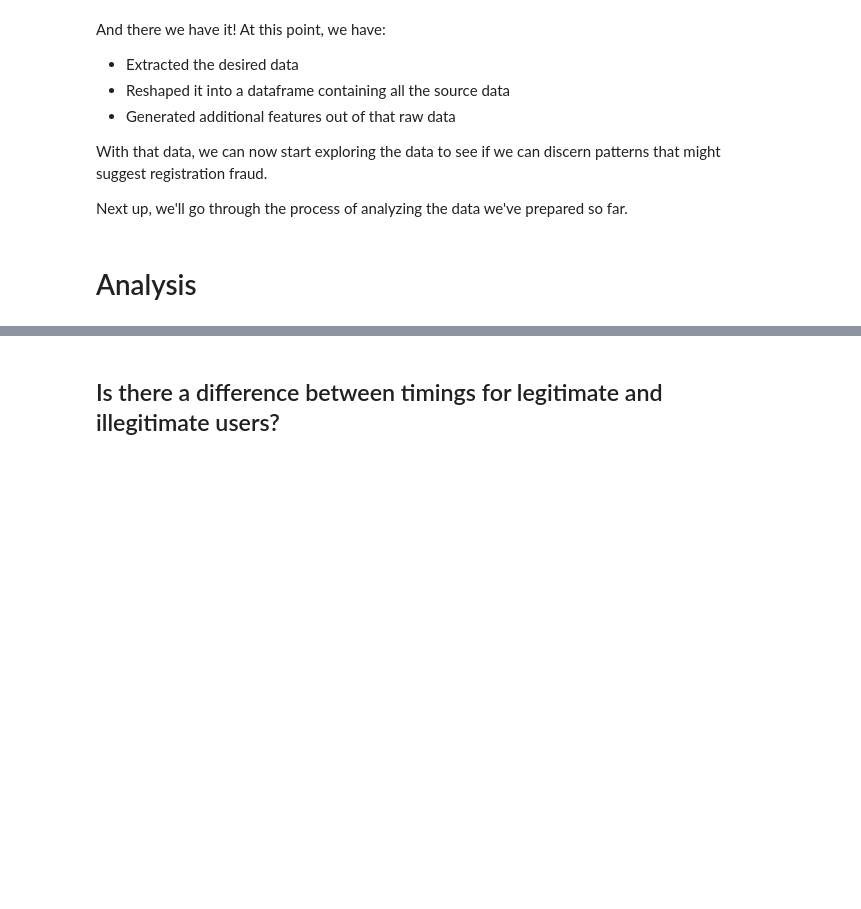
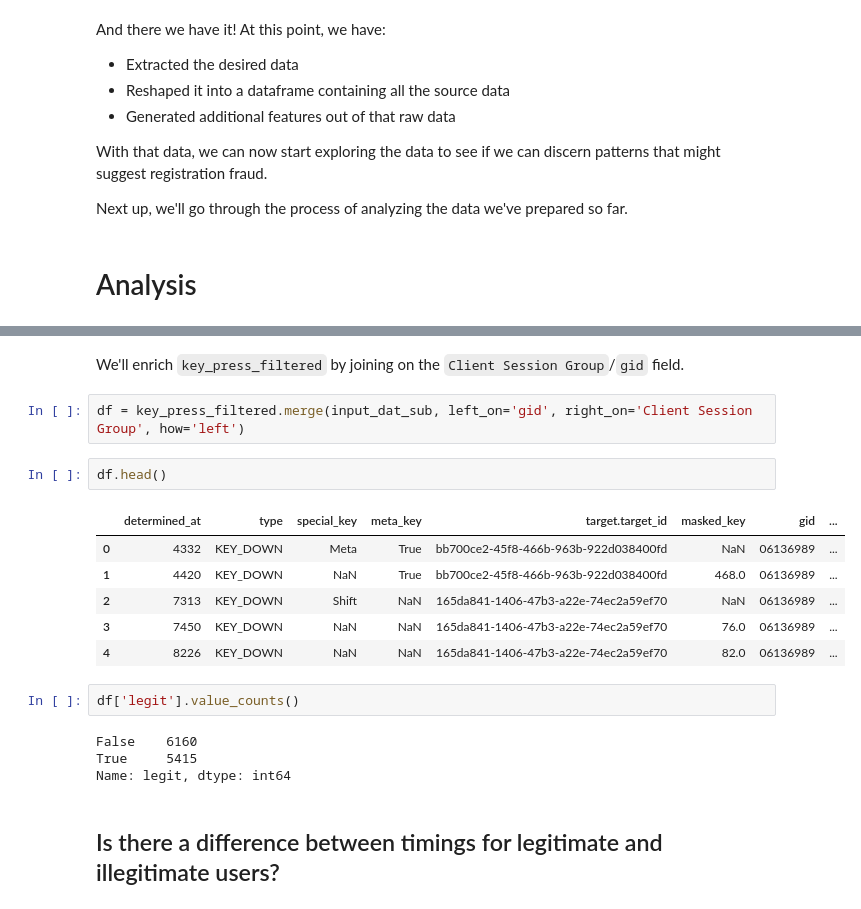
Before and after one commit to moonsense/demo, a Jupyter notebook: reg-id-fraud/notebooks/reg-id-fraud.ipynb, the cells around one changed output, grey strips where cells are left out. Drawn from its saved outputs; the diff is of its cells as text; blank space fills up the shorter version.

```diff
--- a/reg-id-fraud/notebooks/reg-id-fraud.ipynb
+++ b/reg-id-fraud/notebooks/reg-id-fraud.ipynb
@@ -377,3 +417,22 @@ For details on how these visuals were generated, along with examples of other ex
+# %% [markdown]
+We'll enrich `key_press_filtered` by joining on the `Client Session Group`/`gid` field.
+# %%
+df = key_press_filtered.merge(input_dat_sub, left_on='gid', right_on='Client Session Group', how='left')
+# %%
+df.head()
+# %% [output]
+|  | determined_at | type | special_key | meta_key | target.target_id | masked_key | gid | ... |
+| 0 | 4332 | KEY_DOWN | Meta | True | bb700ce2-45f8-466b-963b-922d038400fd | NaN | 06136989 | ... |
+| 1 | 4420 | KEY_DOWN | NaN | True | bb700ce2-45f8-466b-963b-922d038400fd | 468.0 | 06136989 | ... |
+| 2 | 7313 | KEY_DOWN | Shift | NaN | 165da841-1406-47b3-a22e-74ec2a59ef70 | NaN | 06136989 | ... |
+| 3 | 7450 | KEY_DOWN | NaN | NaN | 165da841-1406-47b3-a22e-74ec2a59ef70 | 76.0 | 06136989 | ... |
+| 4 | 8226 | KEY_DOWN | NaN | NaN | 165da841-1406-47b3-a22e-74ec2a59ef70 | 82.0 | 06136989 | ... |
+# %%
+df['legit'].value_counts()
+# %% [output]
+False    6160
+True     5415
+Name: legit, dtype: int64
 # %% [markdown]
 ## Is there a difference between timings for legitimate and illegitimate users?
 # %% [markdown]
```
Also changed, not shown: parts of 15 cells of this notebook.
